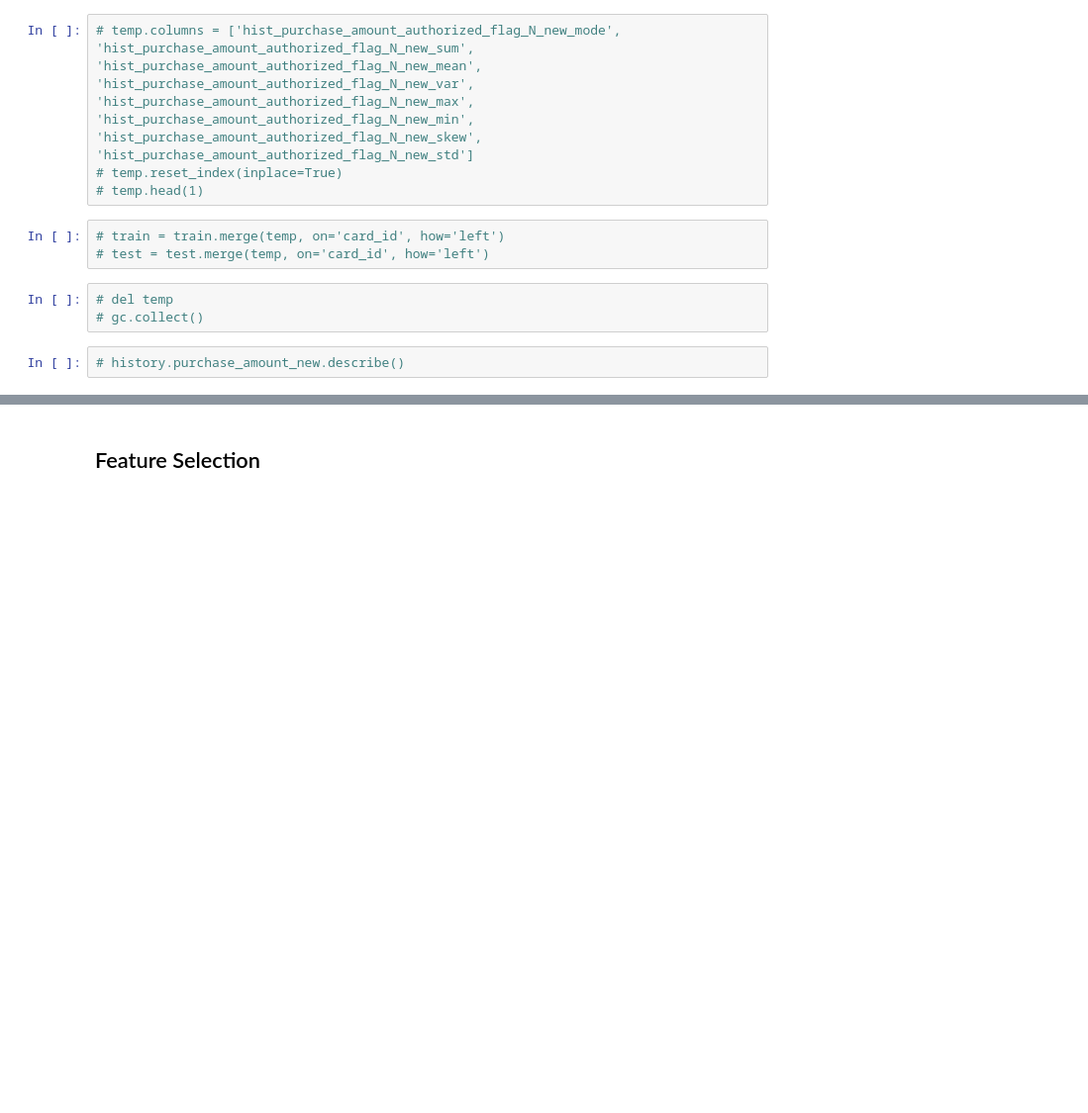
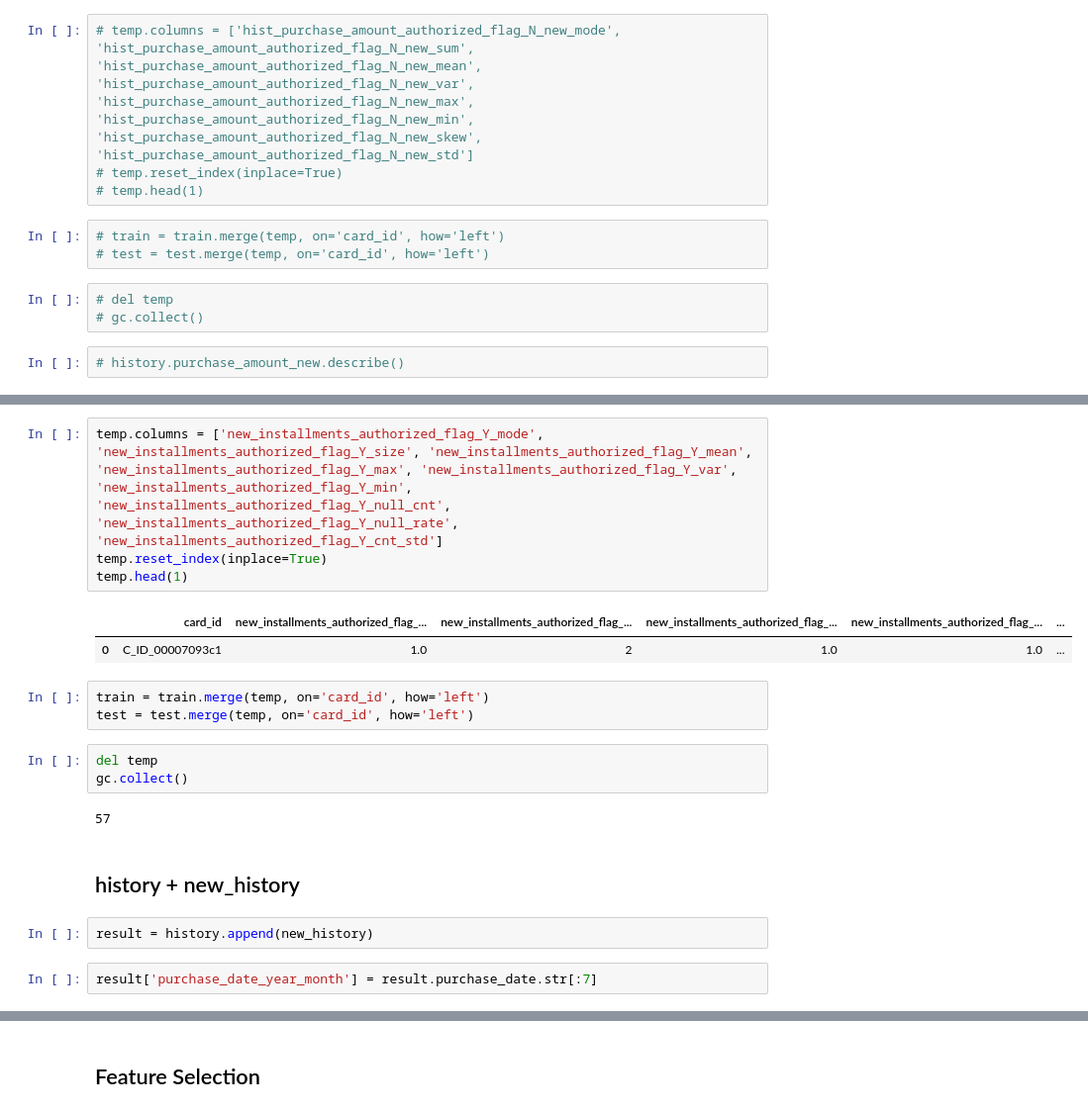
Before and after one commit to SONG-WONHO/Kaggle-Elo, a Jupyter notebook: 2-2 Feature Engineering and Selection.ipynb, the cells around one changed output, grey strips where cells are left out. Shown at 99% size. Drawn from its saved outputs; the diff is of its cells as text; blank space fills up the shorter version.

```diff
--- a/2-2 Feature Engineering and Selection.ipynb
+++ b/2-2 Feature Engineering and Selection.ipynb
@@ -563,0 +661,21 @@ gc.collect()
+# %%
+temp.columns = ['new_installments_authorized_flag_Y_mode', 'new_installments_authorized_flag_Y_size', 'new_installments_authorized_flag_Y_mean', 'new_installments_authorized_flag_Y_max', 'new_installments_authorized_flag_Y_var', 'new_installments_authorized_flag_Y_min', 'new_installments_authorized_flag_Y_null_cnt', 'new_installments_authorized_flag_Y_null_rate', 'new_installments_authorized_flag_Y_cnt_std']
+temp.reset_index(inplace=True)
+temp.head(1)
+# %% [output]
+|  | card_id | new_installments_authorized_flag_... | new_installments_authorized_flag_... | new_installments_authorized_flag_... | new_installments_authorized_flag_... | ... |
+| 0 | C_ID_00007093c1 | 1.0 | 2 | 1.0 | 1.0 | ... |
+# %%
+train = train.merge(temp, on='card_id', how='left')
+test = test.merge(temp, on='card_id', how='left')
+# %%
+del temp
+gc.collect()
+# %% [output]
+57
+# %% [markdown]
+## history + new_history
+# %%
+result = history.append(new_history)
+# %%
+result['purchase_date_year_month'] = result.purchase_date.str[:7]
```
Also changed, not shown: parts of 49 cells of this notebook.
